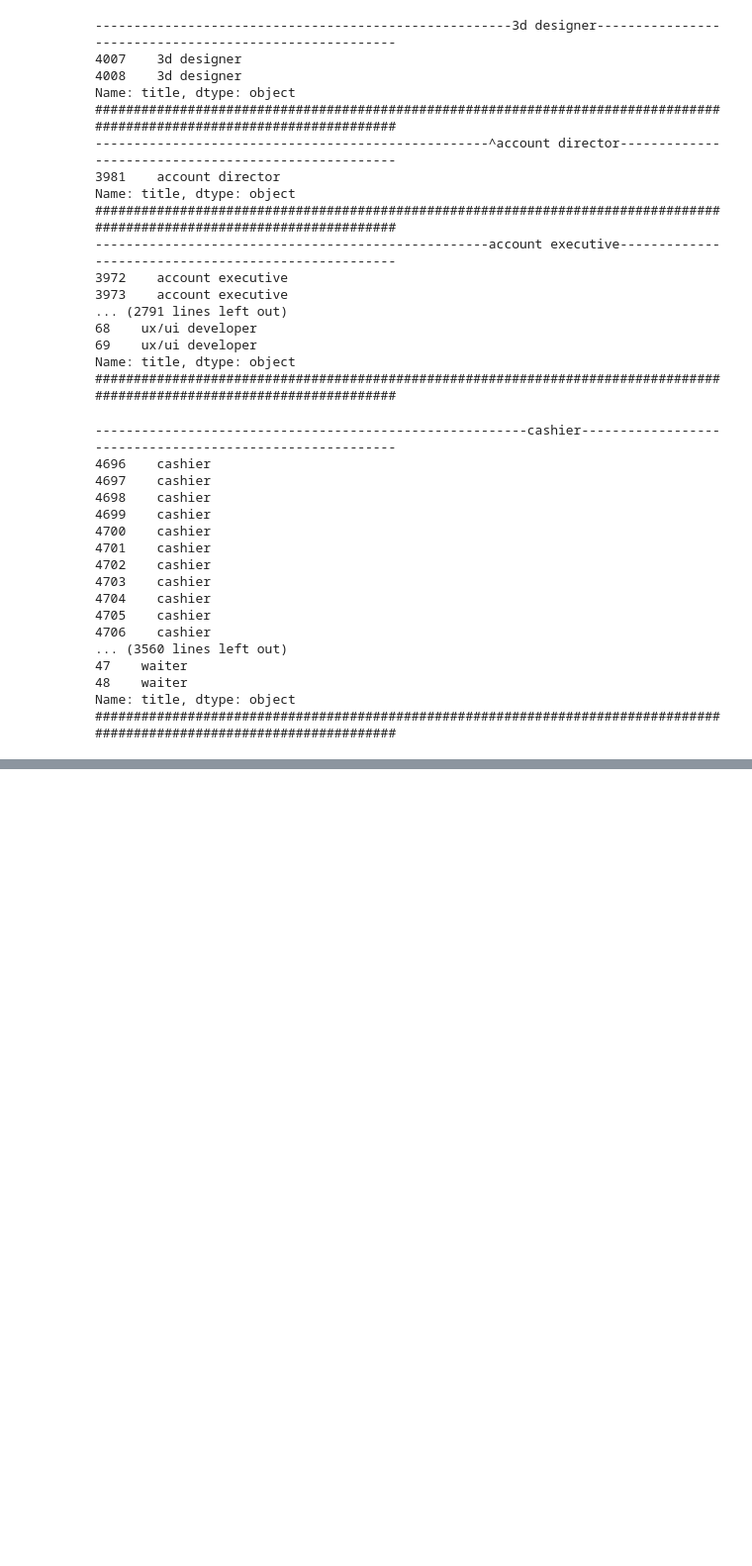
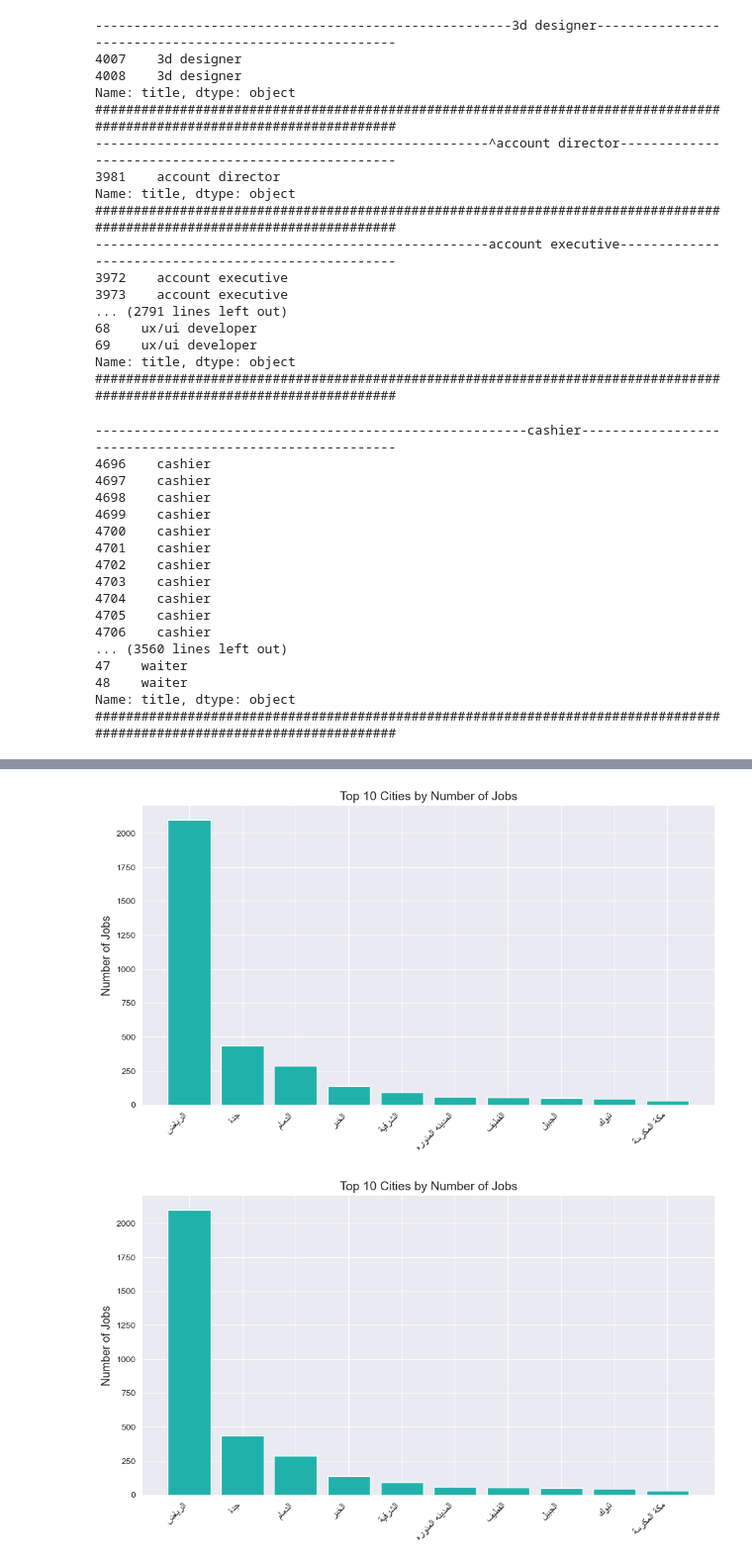
Before and after one commit to DataMentes/Job-Market-Insights-analysis, a Jupyter notebook: final_note_book.ipynb, the cells around one changed output, grey strips where cells are left out. Shown at 99% size. Drawn from its saved outputs; the diff is of its cells as text; code cells hidden in the pictures; blank space fills up the shorter version.

```diff
--- a/final_note_book.ipynb
+++ b/final_note_book.ipynb
@@ -1426,0 +1633,7 @@ conn.close()
+# %%
+job_distribution_by_city(df_saudi[df_saudi['city'] != 'Unknown'],
+                                                    plot_name="job_distribution_by_city_egypt", folder='saudi',
+                                                    top_n=10, save=False)
+# %% [output]
+[figure, added]
+[figure, added]
```
Also changed, not shown: parts of 50 cells of this notebook, 1 other file.
